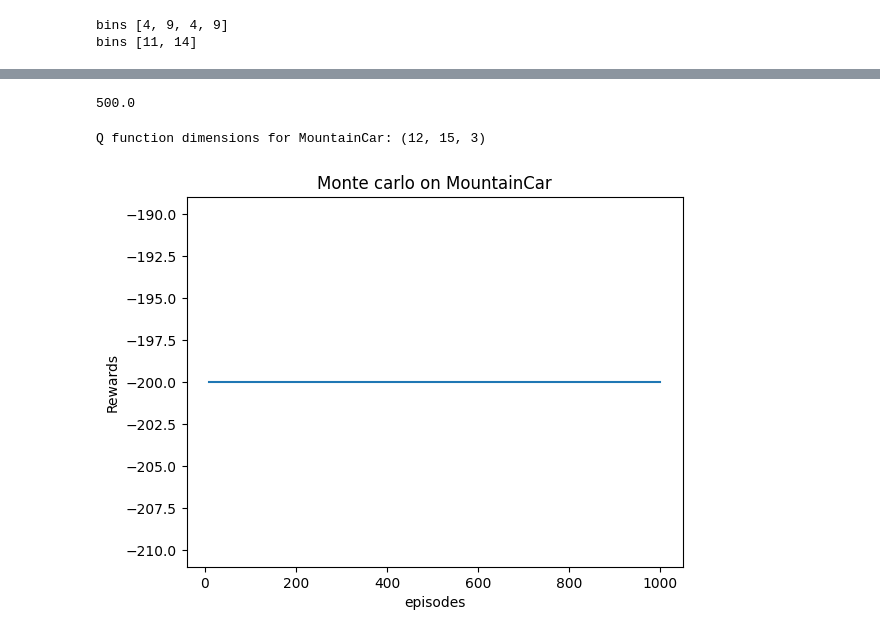
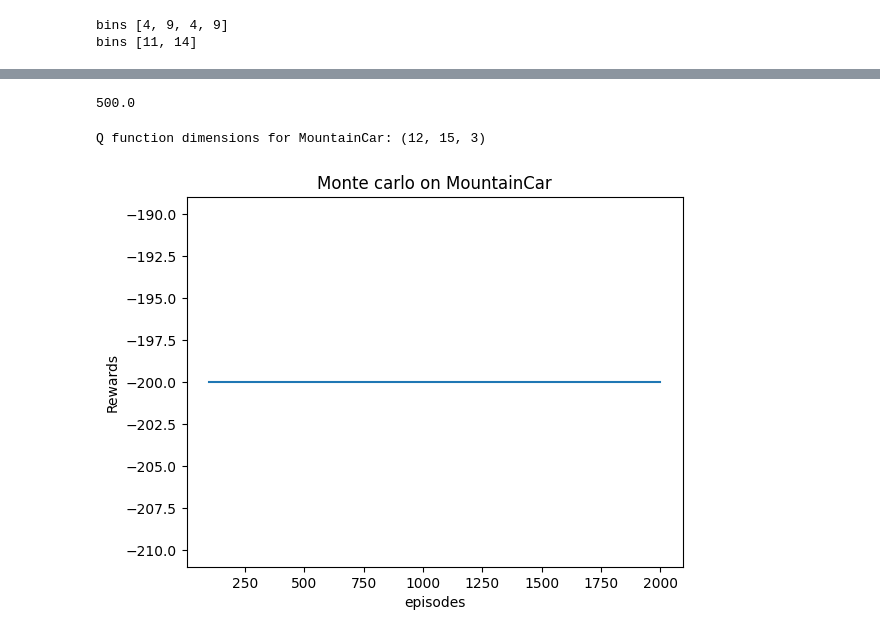
Before and after one commit to Zarif-SBU/reinforcement_Learning, a Jupyter notebook: monte_carlo_and_q-learning.ipynb, the cells around one changed output, grey strips where cells are left out. Cells and saved outputs as stored; diff of their text form; code cells hidden in the pictures.

```diff
--- a/monte_carlo_and_q-learning.ipynb
+++ b/monte_carlo_and_q-learning.ipynb
@@ -379,17 +319,14 @@ Reward on this episode 500.0
-# %%
-# ====Please write your codes here======
-mc_cartpole.eval(10)
-# Please perform a final evluation for your policy, and print out the average reward
-# ======================================
-# %% [output]
-500.0
+# %%
+mc_cartpole.eval(10)
+# %% [output]
+500.0
 # %%
 env = gym.make("MountainCar-v0", render_mode="rgb_array")
-mc_mountaincar = MonteCarlo(env, "MountainCar", mountaincar_discretizer, eps=0.4) # you can explore different eps (epsilon values) and observe how it affects the learning
-mc_mountaincar.execute(total_ep=1000, eval_freq=10, eval_ep=10) # This will draw the plot for you. You can change differnet total_ep (total training episodes)
+mc_mountaincar = MonteCarlo(env, "MountainCar", mountaincar_discretizer, eps=0.4)
+mc_mountaincar.execute(total_ep=2000, eval_freq=100, eval_ep=100) # This will draw the plot
 # %% [output]
 Q function dimensions for MountainCar: (12, 15, 3)
-[figure, old version]
+[figure, new version]
 # %%
 mc_mountaincar.visualize()
 # %% [output]
```
Also changed, not shown: parts of 25 cells of this notebook.
